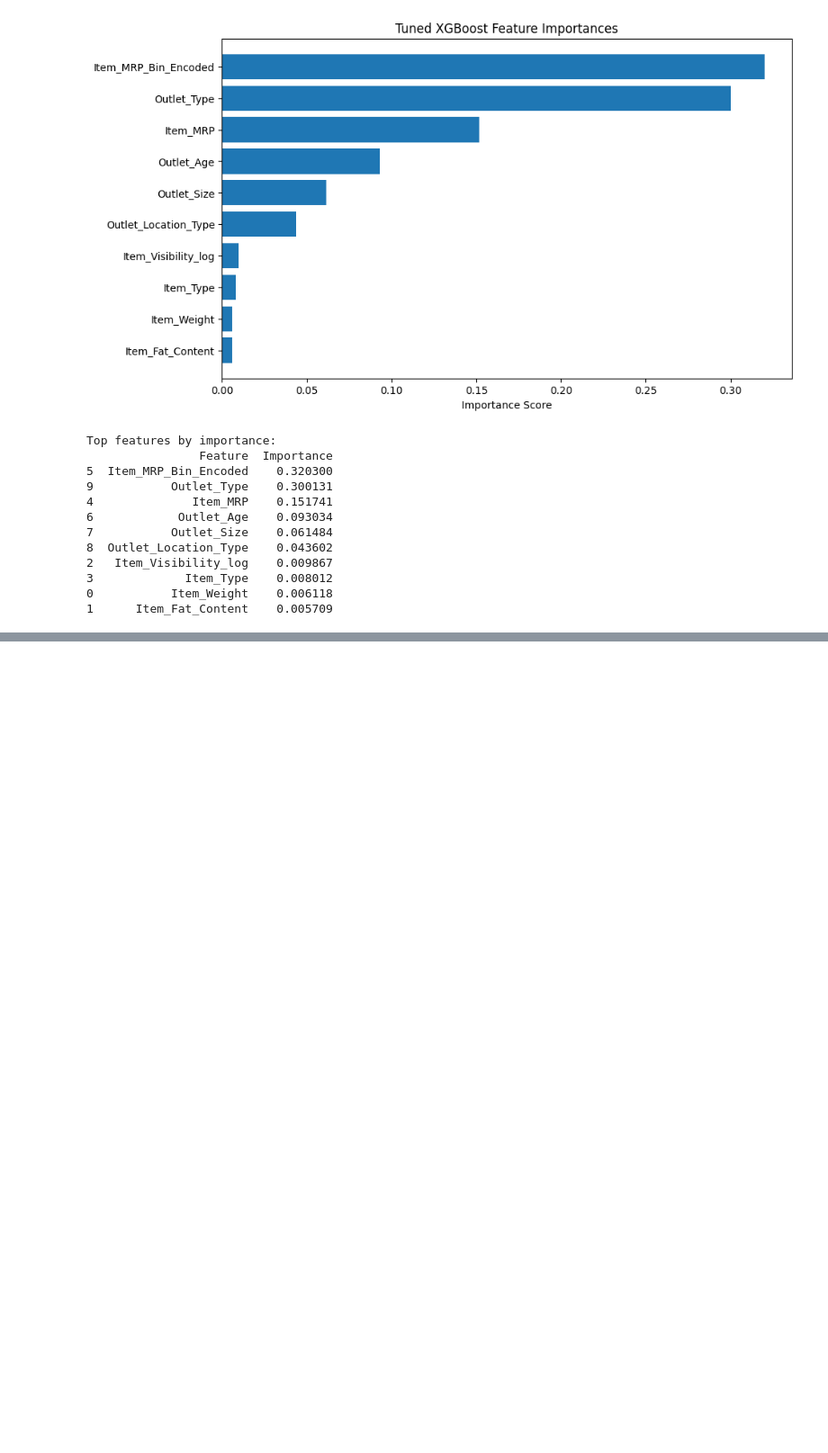
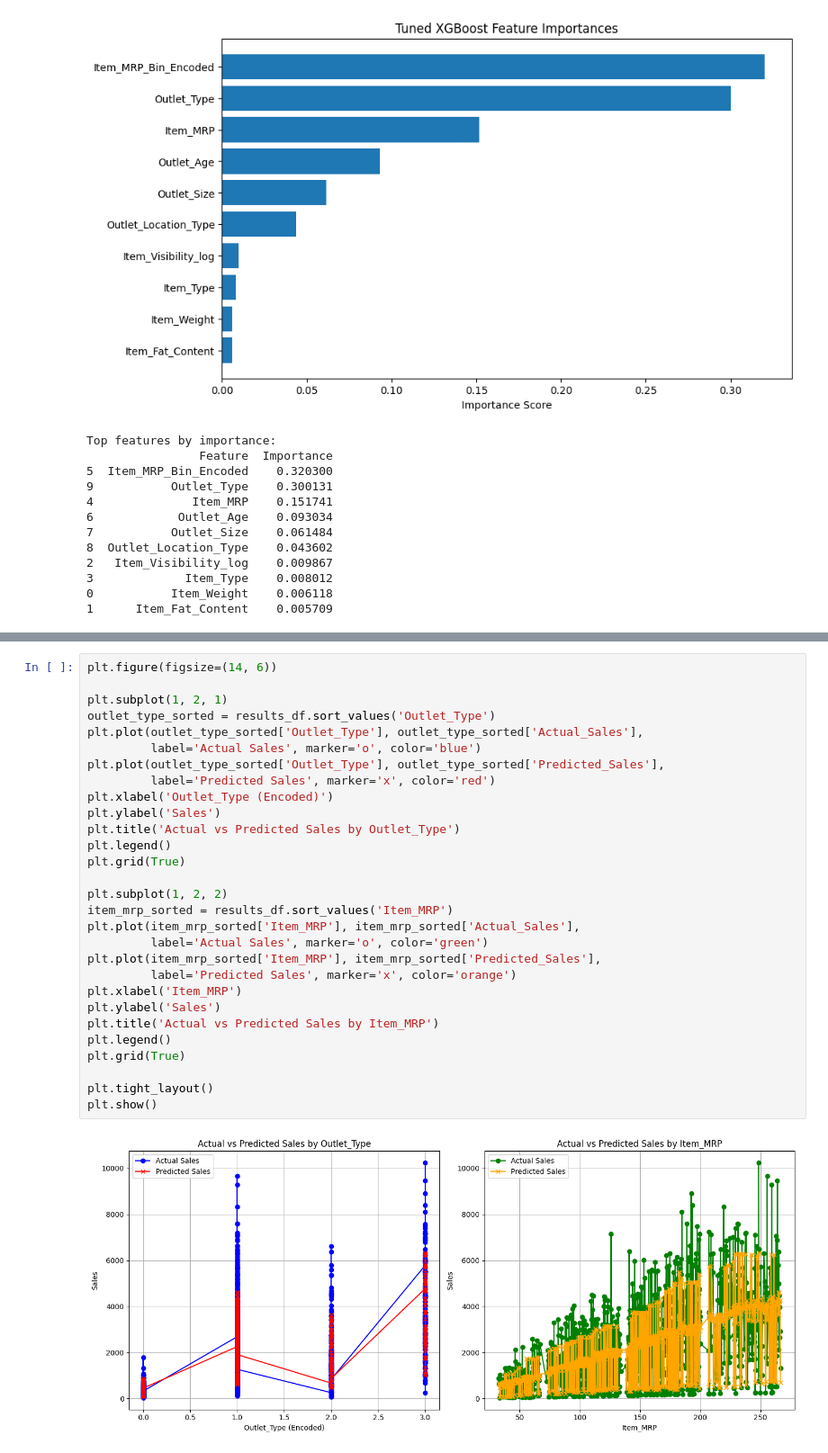
Before and after one commit to MuhilanRavi/BigMart-Sales-Prediction, a Jupyter notebook: BigMart_Sales_Prediction.ipynb, the cells around one changed output, grey strips where cells are left out. Shown at 90% size. Cells and saved outputs as stored; diff of their text form; blank space fills up the shorter version.

```diff
--- a/BigMart_Sales_Prediction.ipynb
+++ b/BigMart_Sales_Prediction.ipynb
@@ -435,0 +538,31 @@ Top features by importance:
+# %%
+plt.figure(figsize=(14, 6))
+
+plt.subplot(1, 2, 1)
+outlet_type_sorted = results_df.sort_values('Outlet_Type')
+plt.plot(outlet_type_sorted['Outlet_Type'], outlet_type_sorted['Actual_Sales'],
+         label='Actual Sales', marker='o', color='blue')
+plt.plot(outlet_type_sorted['Outlet_Type'], outlet_type_sorted['Predicted_Sales'],
+         label='Predicted Sales', marker='x', color='red')
+plt.xlabel('Outlet_Type (Encoded)')
+plt.ylabel('Sales')
+plt.title('Actual vs Predicted Sales by Outlet_Type')
+plt.legend()
+plt.grid(True)
+
+plt.subplot(1, 2, 2)
+item_mrp_sorted = results_df.sort_values('Item_MRP')
+plt.plot(item_mrp_sorted['Item_MRP'], item_mrp_sorted['Actual_Sales'],
+         label='Actual Sales', marker='o', color='green')
+plt.plot(item_mrp_sorted['Item_MRP'], item_mrp_sorted['Predicted_Sales'],
+         label='Predicted Sales', marker='x', color='orange')
+plt.xlabel('Item_MRP')
+plt.ylabel('Sales')
+plt.title('Actual vs Predicted Sales by Item_MRP')
+plt.legend()
+plt.grid(True)
+
+plt.tight_layout()
+plt.show()
+# %% [output]
+[figure, added]
```
Also changed, not shown: parts of 5 cells of this notebook.
